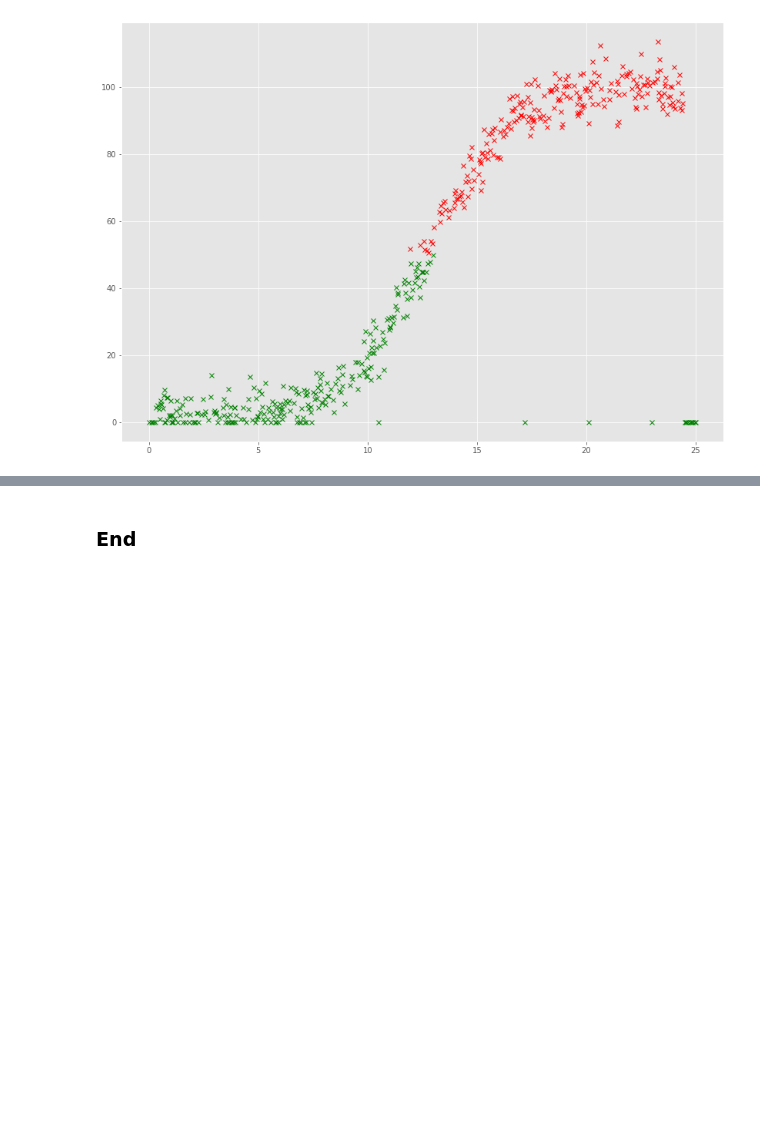
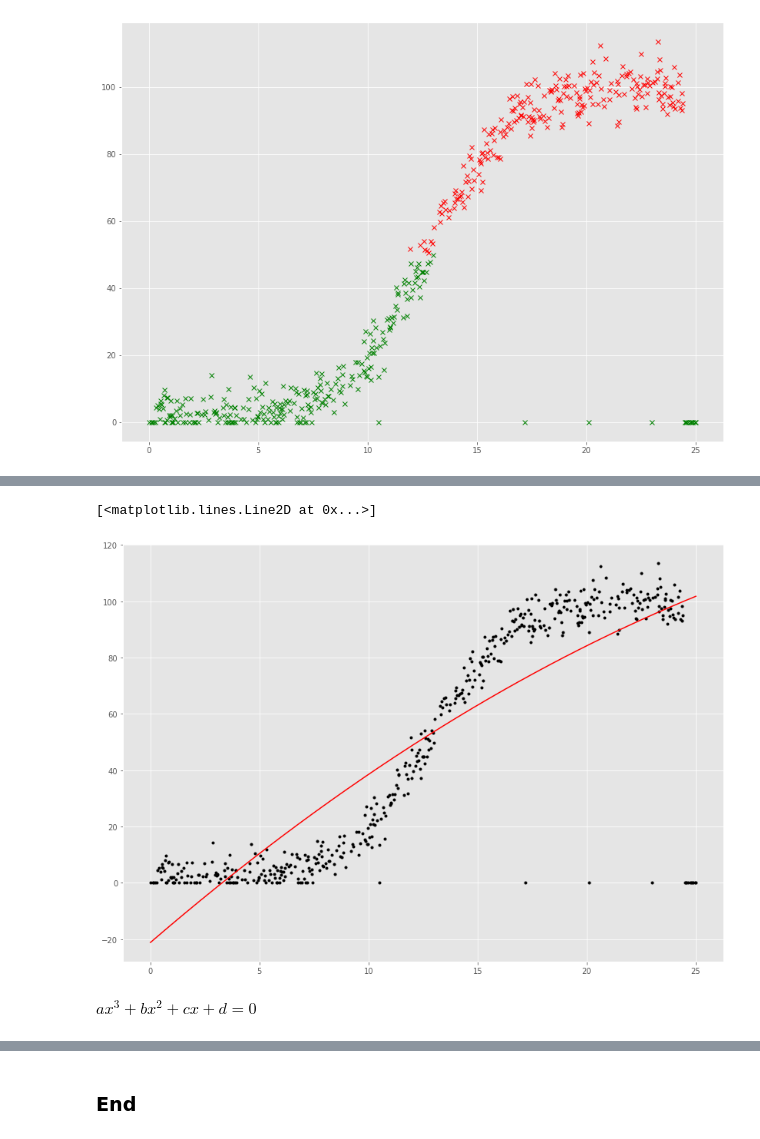
Before and after one commit to angela1C/MLASProject, a Jupyter notebook: speed_power.ipynb, the cells around one changed output, grey strips where cells are left out. Cells and saved outputs as stored; diff of their text form; code cells hidden in the pictures; blank space fills up the shorter version.

```diff
--- a/speed_power.ipynb
+++ b/speed_power.ipynb
@@ -647,0 +727,12 @@ plt.plot(X[kmeans.labels_ == 1][:,0], X[kmeans.labels_ == 1][:,1], 'rx')
+# %%
+# Create variables with those values.
+a, b, c = np.polyfit(x, y, 2)
+
+# Plot the line and the points.
+plt.plot(x, y, 'k.')
+plt.plot(x, a * x * x + b * x + c, 'r-')
+# %% [output]
+[<matplotlib.lines.Line2D at 0x...>]
+[figure, added]
+# %% [markdown]
+$ax^3+bx^2+cx+d=0$
```
Also changed, not shown: parts of 32 cells of this notebook.
